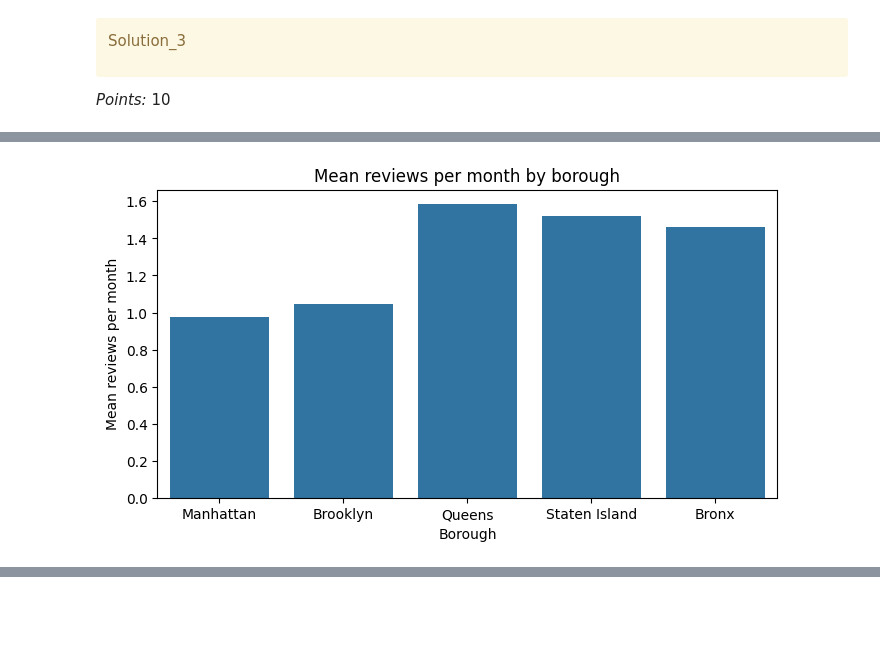
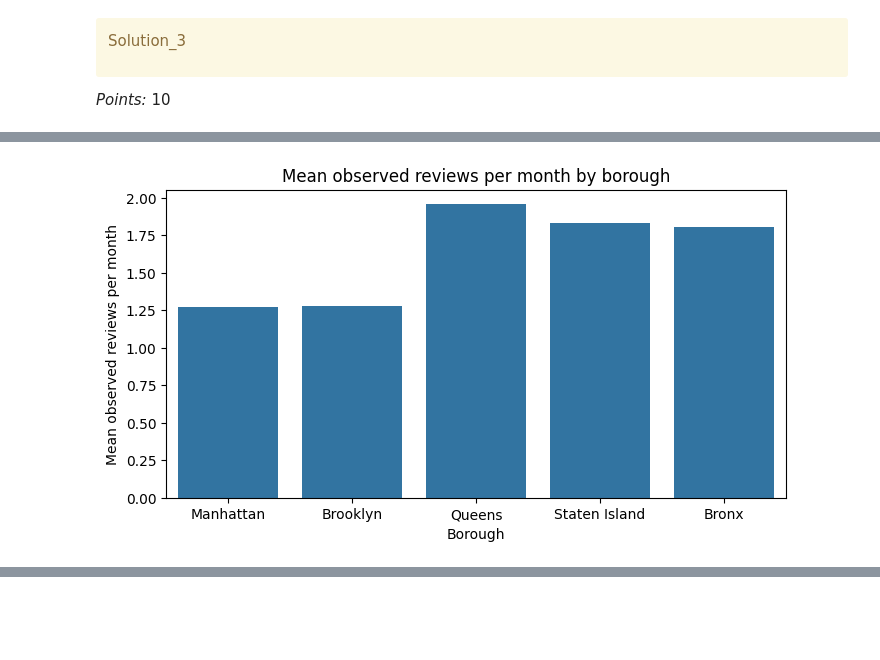
Before and after one commit to ansonnchan/cpsc-330, a Jupyter notebook: homeworks/HW5/hw5.ipynb, the cells around one changed output, grey strips where cells are left out. Drawn from its saved outputs; the diff is of its cells as text; code cells hidden in the pictures.

```diff
--- a/homeworks/HW5/hw5.ipynb
+++ b/homeworks/HW5/hw5.ipynb
@@ -132,13 +132,11 @@ The raw data has 48,895 rows and 16 original columns. Some columns are directly
 # %%
 df = pd.read_csv("data/AB_NYC_2019.csv")
-
-# In this dataset, missing reviews_per_month corresponds to listings with no reviews.
-df["reviews_per_month"] = df["reviews_per_month"].fillna(0)
 
 print(f"Rows: {df.shape[0]:,}")
 print(f"Columns: {df.shape[1]:,}")
 display(df.head())
 display(df[["reviews_per_month", "price", "minimum_nights", "availability_365"]].describe())
+display(df.isna().sum().sort_values(ascending=False).head(8).to_frame("missing_count"))
 # %% [output]
 Rows: 48,895
 Columns: 16
@@ -324,18 +343,18 @@ plt.show()
 # %%
 plt.figure(figsize=(8, 4))
 sns.barplot(
     data=train_df,
     x="neighbourhood_group",
     y="reviews_per_month",
     estimator="mean",
     errorbar=None,
 )
 plt.xlabel("Borough")
-plt.ylabel("Mean reviews per month")
-plt.title("Mean reviews per month by borough")
+plt.ylabel("Mean observed reviews per month")
+plt.title("Mean observed reviews per month by borough")
 plt.show()
 # %% [output]
-[figure, old version]
+[figure, new version]
 # %% [markdown]
 **Summary statistics and insights:**
 
```
Also changed, not shown: parts of 14 cells of this notebook, 1 other file.
